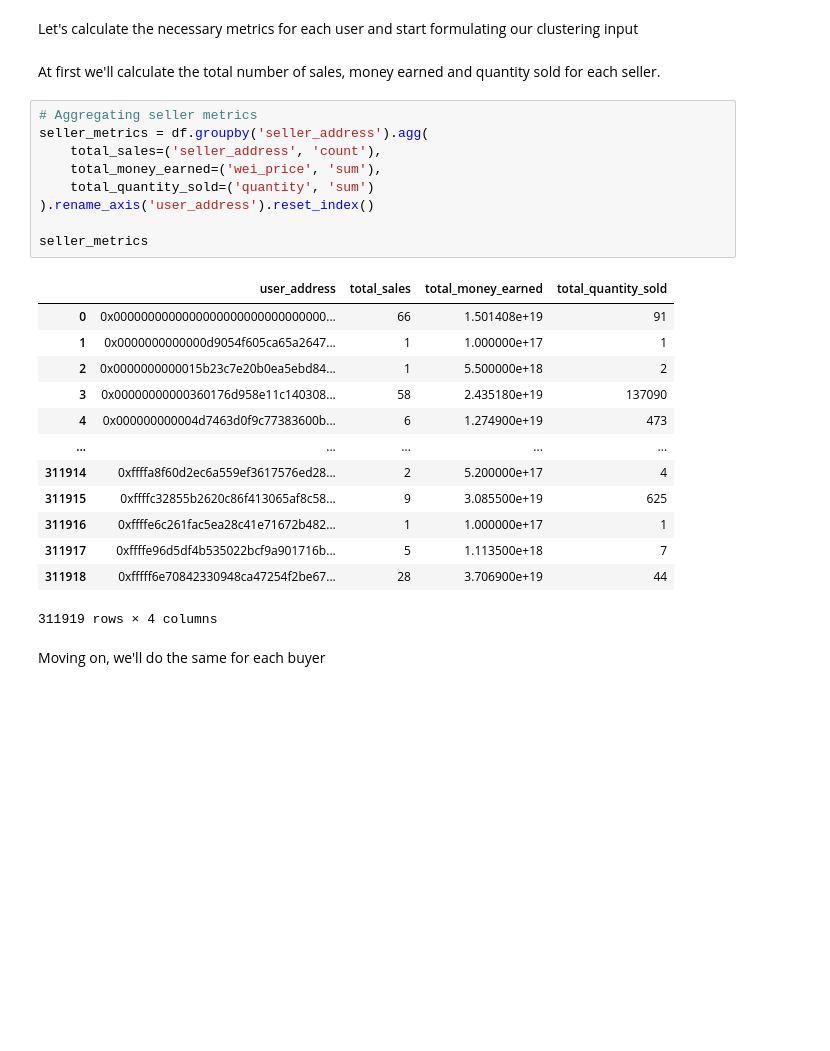
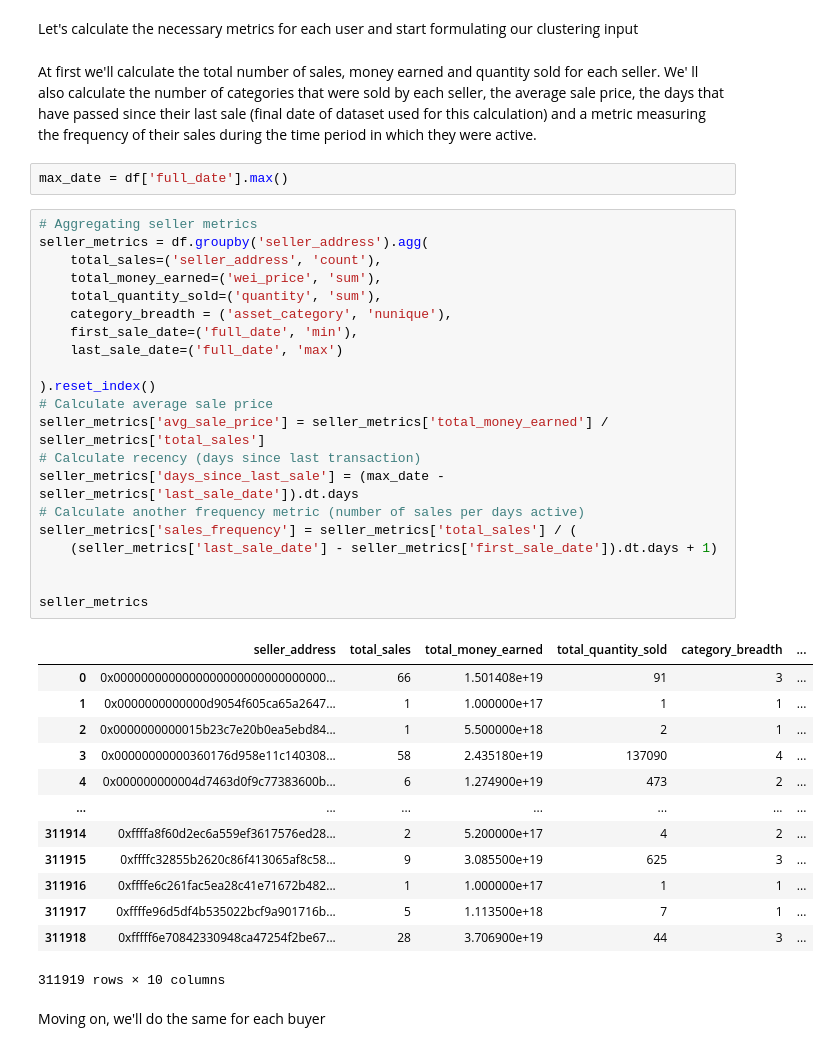
Before and after one commit to HliasMpGH/digital-transactions-mining, a Jupyter notebook: data_mining/clustering/clustering.ipynb, the cells around one changed output. Saved outputs shown, nothing was run; the diff lists cells and outputs as text; blank space fills up the shorter version.

```diff
--- a/data_mining/clustering/clustering.ipynb
+++ b/data_mining/clustering/clustering.ipynb
@@ -120,30 +120,44 @@ df['seller_address'].isin(df['buyer_address']).sum()
 It appears that the majority of addresses found in seller id are also included in the buyer ids. However, to make sure no address is lost, when merging sellers and buyers data a full outer join must be conducted.
 # %% [markdown]
 Let's calculate the necessary metrics for each user and start formulating our clustering input
-# %% [markdown]
-At first we'll calculate the total number of sales, money earned and quantity sold for each seller.
-# %%
-# Aggregating seller metrics
-seller_metrics = df.groupby('seller_address').agg(
-    total_sales=('seller_address', 'count'),
-    total_money_earned=('wei_price', 'sum'),
-    total_quantity_sold=('quantity', 'sum')
-).rename_axis('user_address').reset_index()
-
-seller_metrics
-# %% [output]
-|  | user_address | total_sales | total_money_earned | total_quantity_sold |
-| 0 | 0x0000000000000000000000000000000... | 66 | 1.501408e+19 | 91 |
-| 1 | 0x0000000000000d9054f605ca65a2647... | 1 | 1.000000e+17 | 1 |
-| 2 | 0x0000000000015b23c7e20b0ea5ebd84... | 1 | 5.500000e+18 | 2 |
-| 3 | 0x00000000000360176d958e11c140308... | 58 | 2.435180e+19 | 137090 |
-| 4 | 0x000000000004d7463d0f9c77383600b... | 6 | 1.274900e+19 | 473 |
-| ... | ... | ... | ... | ... |
-| 311914 | 0xffffa8f60d2ec6a559ef3617576ed28... | 2 | 5.200000e+17 | 4 |
-| 311915 | 0xffffc32855b2620c86f413065af8c58... | 9 | 3.085500e+19 | 625 |
-| 311916 | 0xffffe6c261fac5ea28c41e71672b482... | 1 | 1.000000e+17 | 1 |
-| 311917 | 0xffffe96d5df4b535022bcf9a901716b... | 5 | 1.113500e+18 | 7 |
-| 311918 | 0xfffff6e70842330948ca47254f2be67... | 28 | 3.706900e+19 | 44 |
-311919 rows × 4 columns
+# %% [markdown]
+At first we'll calculate the total number of sales, money earned and quantity sold for each seller. We' ll also calculate the number of categories that were sold by each seller, the average sale price, the days that have passed since their last sale (final date of dataset used for this calculation) and a metric measuring the frequency of their sales during the time period in which they were active.
+# %%
+max_date = df['full_date'].max()
+# %%
+# Aggregating seller metrics
+seller_metrics = df.groupby('seller_address').agg(
+    total_sales=('seller_address', 'count'),
+    total_money_earned=('wei_price', 'sum'),
+    total_quantity_sold=('quantity', 'sum'),
+    category_breadth = ('asset_category', 'nunique'),
+    first_sale_date=('full_date', 'min'),
+    last_sale_date=('full_date', 'max')
+
+).reset_index()
+# Calculate average sale price
+seller_metrics['avg_sale_price'] = seller_metrics['total_money_earned'] / seller_metrics['total_sales']
+# Calculate recency (days since last transaction)
+seller_metrics['days_since_last_sale'] = (max_date - seller_metrics['last_sale_date']).dt.days
+# Calculate another frequency metric (number of sales per days active)
+seller_metrics['sales_frequency'] = seller_metrics['total_sales'] / (
+    (seller_metrics['last_sale_date'] - seller_metrics['first_sale_date']).dt.days + 1)
+
+
+seller_metrics
+# %% [output]
+|  | seller_address | total_sales | total_money_earned | total_quantity_sold | category_breadth | ... |
+| 0 | 0x0000000000000000000000000000000... | 66 | 1.501408e+19 | 91 | 3 | ... |
+| 1 | 0x0000000000000d9054f605ca65a2647... | 1 | 1.000000e+17 | 1 | 1 | ... |
+| 2 | 0x0000000000015b23c7e20b0ea5ebd84... | 1 | 5.500000e+18 | 2 | 1 | ... |
+| 3 | 0x00000000000360176d958e11c140308... | 58 | 2.435180e+19 | 137090 | 4 | ... |
+| 4 | 0x000000000004d7463d0f9c77383600b... | 6 | 1.274900e+19 | 473 | 2 | ... |
+| ... | ... | ... | ... | ... | ... | ... |
+| 311914 | 0xffffa8f60d2ec6a559ef3617576ed28... | 2 | 5.200000e+17 | 4 | 2 | ... |
+| 311915 | 0xffffc32855b2620c86f413065af8c58... | 9 | 3.085500e+19 | 625 | 3 | ... |
+| 311916 | 0xffffe6c261fac5ea28c41e71672b482... | 1 | 1.000000e+17 | 1 | 1 | ... |
+| 311917 | 0xffffe96d5df4b535022bcf9a901716b... | 5 | 1.113500e+18 | 7 | 1 | ... |
+| 311918 | 0xfffff6e70842330948ca47254f2be67... | 28 | 3.706900e+19 | 44 | 3 | ... |
+311919 rows × 10 columns
 # %% [markdown]
 Moving on, we'll do the same for each buyer
```
Also changed, not shown: parts of 35 cells of this notebook, 8 other files.
